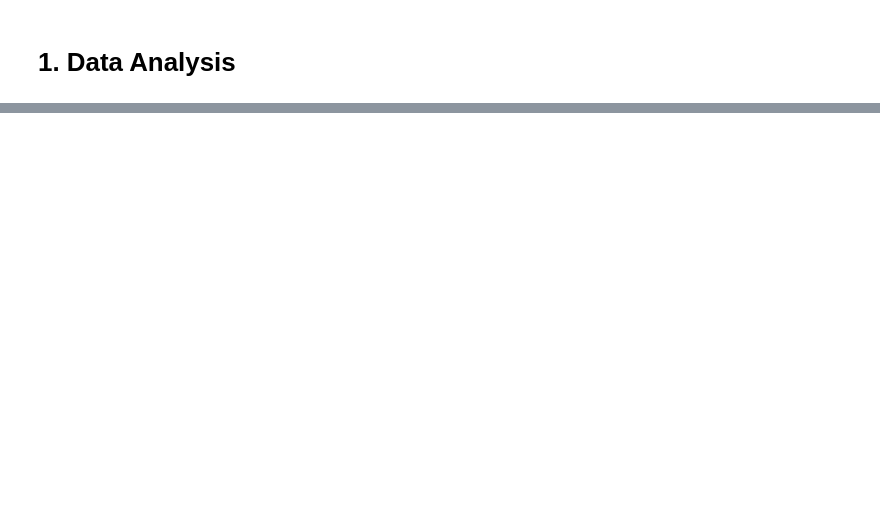
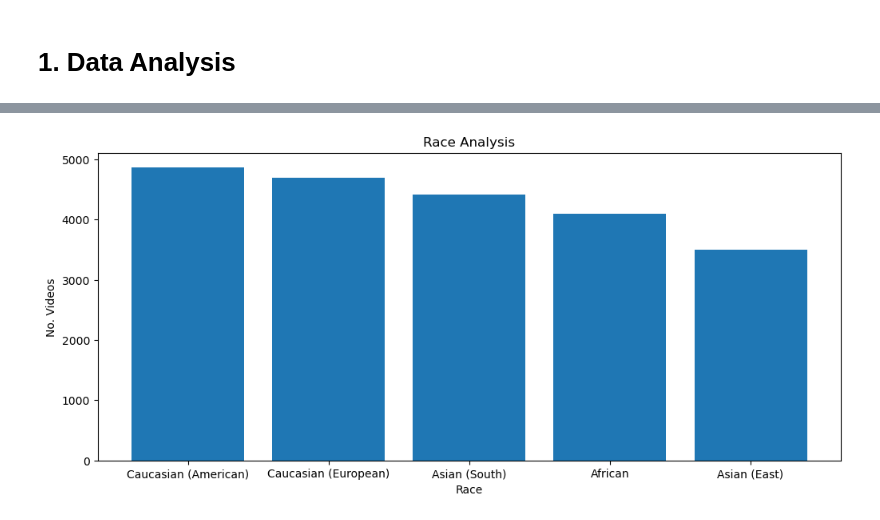
Before and after one commit to H-Beheiry/Multimodal-Deepfake-Detection-with-XAI, a Jupyter notebook: DataAnalysis/Video_DataAnalysis.ipynb, the cells around one changed output, grey strips where cells are left out. Cells and saved outputs as stored; diff of their text form; code cells hidden in the pictures; blank space fills up the shorter version.

```diff
--- a/DataAnalysis/Video_DataAnalysis.ipynb
+++ b/DataAnalysis/Video_DataAnalysis.ipynb
@@ -45,0 +92,8 @@ plt.bar( ["RealVideo-RealAudio","FakeVideo-RealAudio","RealVideo-FakeAudio","Fak
+# %%
+plt.figure(figsize=(12,5))
+plt.title("Race Analysis")
+plt.ylabel("No. Videos")
+plt.xlabel("Race")
+plt.bar(stats["race"].value_counts().index,stats["race"].value_counts().values);
+# %% [output]
+[figure, added]
```
Also changed, not shown: parts of 14 cells of this notebook, 1 other file.
